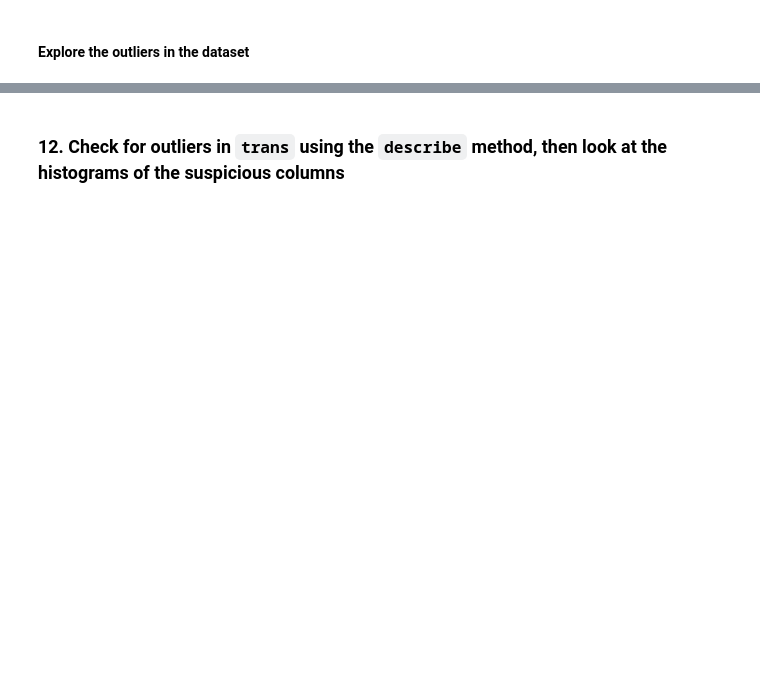
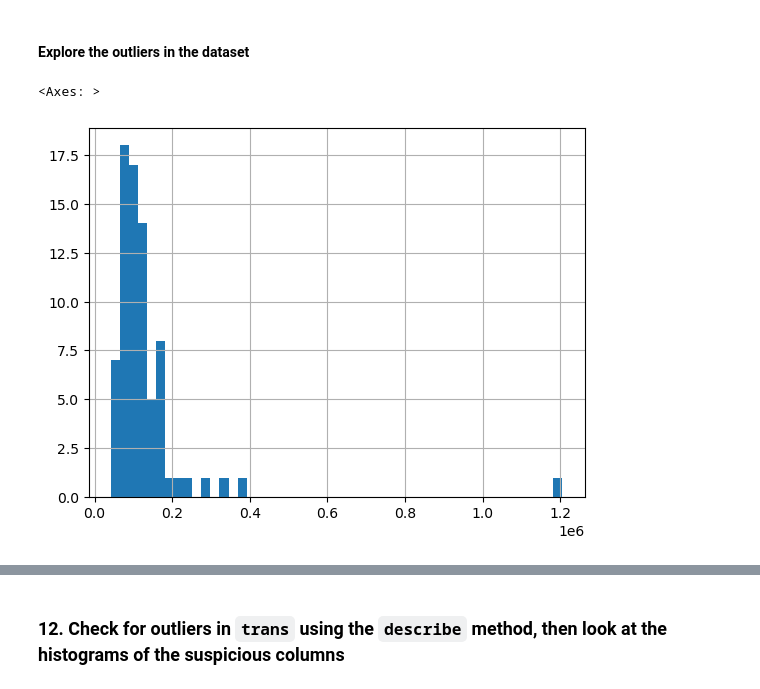
Before and after one commit to JakeBestDev/Packt_Python_For_Data_Analysis, a Jupyter notebook: Question_practice_exercise+(cleaning_transforming).ipynb, the cells around one changed output, grey strips where cells are left out. Saved outputs shown, nothing was run; the diff lists cells and outputs as text; code cells hidden in the pictures; blank space fills up the shorter version.

```diff
--- a/Question_practice_exercise+(cleaning_transforming).ipynb
+++ b/Question_practice_exercise+(cleaning_transforming).ipynb
@@ -319,2 +368,8 @@ Name: count, dtype: int64
 # %% [markdown]
 #### Explore the outliers in the dataset
+# %%
+## Notice the large gap at the end
+district['population'].hist(bins = 50)
+# %% [output]
+<Axes: >
+[figure, added]
```
Also changed, not shown: parts of 48 cells of this notebook.
